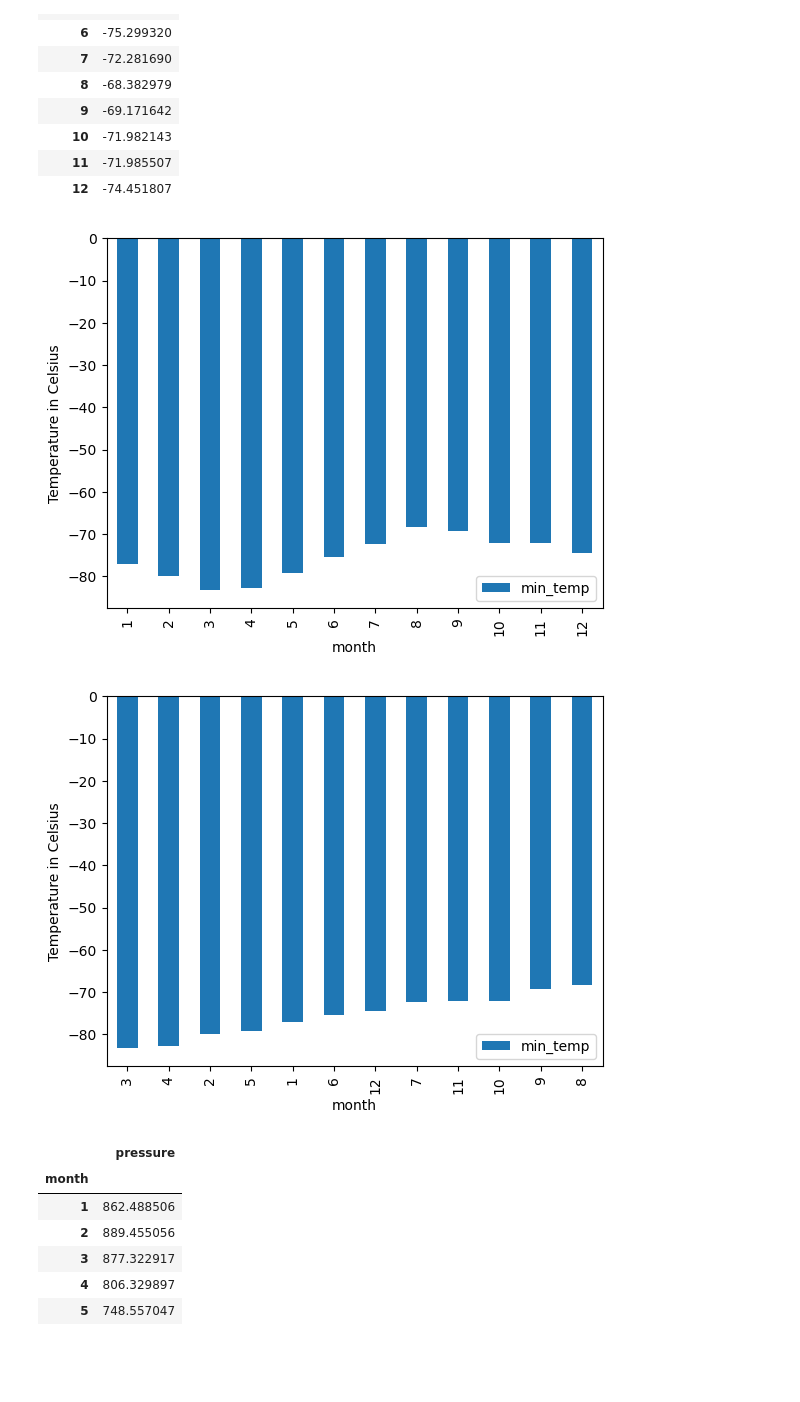
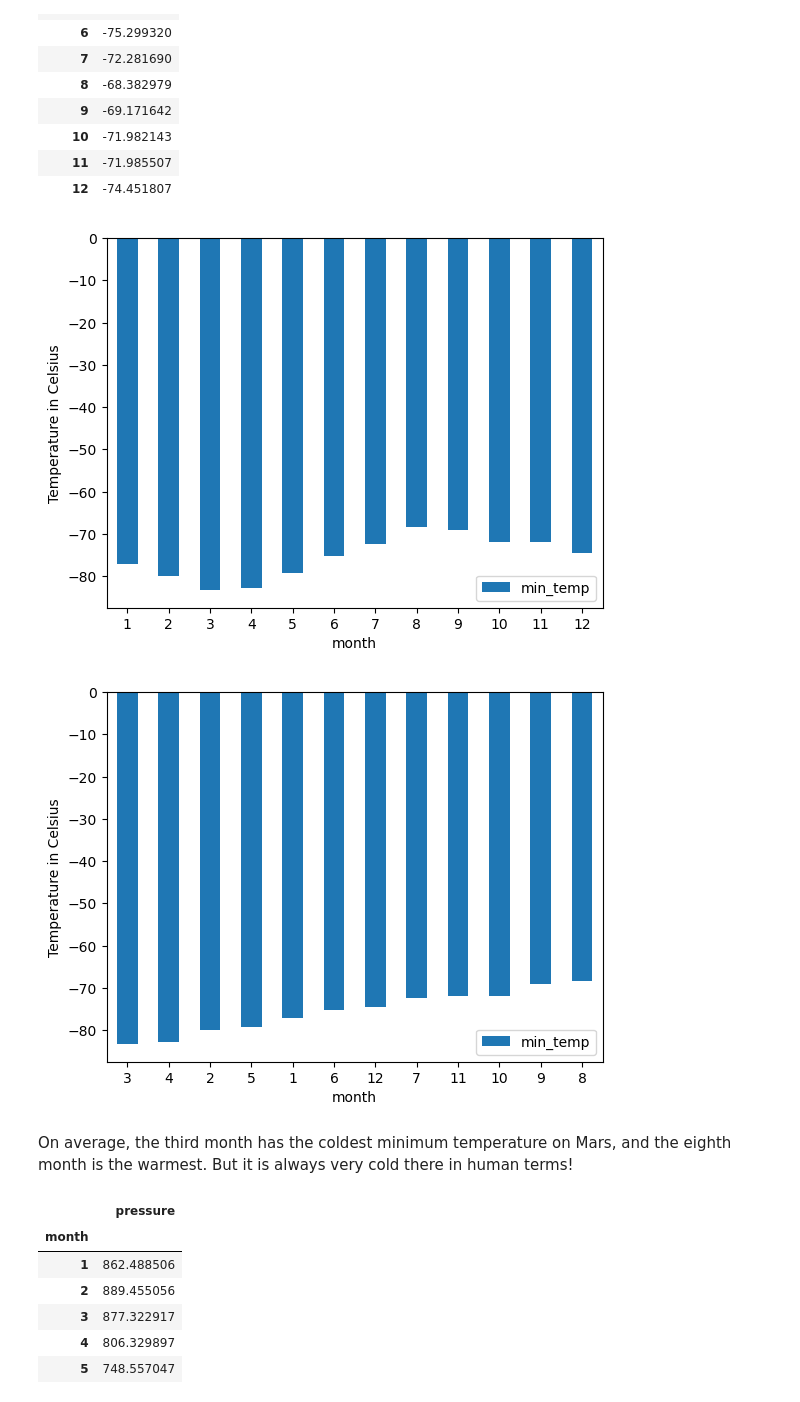
Before and after one commit to MickMarch/mission_to_mars, a Jupyter notebook: part_2_mars_weather.ipynb, the cells around one changed output. Drawn from its saved outputs; the diff is of its cells as text; code cells hidden in the pictures; blank space fills up the shorter version.

```diff
--- a/part_2_mars_weather.ipynb
+++ b/part_2_mars_weather.ipynb
@@ -174,18 +176,21 @@ monthly_avg_low_temp
 | 12 | -74.451807 |
 # %%
 # Plot the average temperature by month
-monthly_avg_low_temp.plot(kind="bar")
+monthly_avg_low_temp.plot(kind="bar", rot=0)
 plt.ylabel("Temperature in Celsius")
+plt.xticks()
 plt.show()
 # %% [output]
-[figure, old version]
+[figure, new version]
 # %%
 # Identify the coldest and hottest months in Curiosity's location
-monthly_avg_low_temp.sort_values('min_temp').plot(kind="bar")
+monthly_avg_low_temp.sort_values('min_temp').plot(kind="bar", rot=0)
 plt.ylabel("Temperature in Celsius")
 plt.show()
 # %% [output]
-[figure, old version]
+[figure, new version]
+# %% [markdown]
+On average, the third month has the coldest minimum temperature on Mars, and the eighth month is the warmest. But it is always very cold there in human terms!
 # %%
 # 4. Average pressure by Martian month
 monthly_avg_pressure = mars_df[['pressure', 'month']].groupby('month').mean()
```
Also changed, not shown: parts of 7 cells of this notebook, 3 other files.
